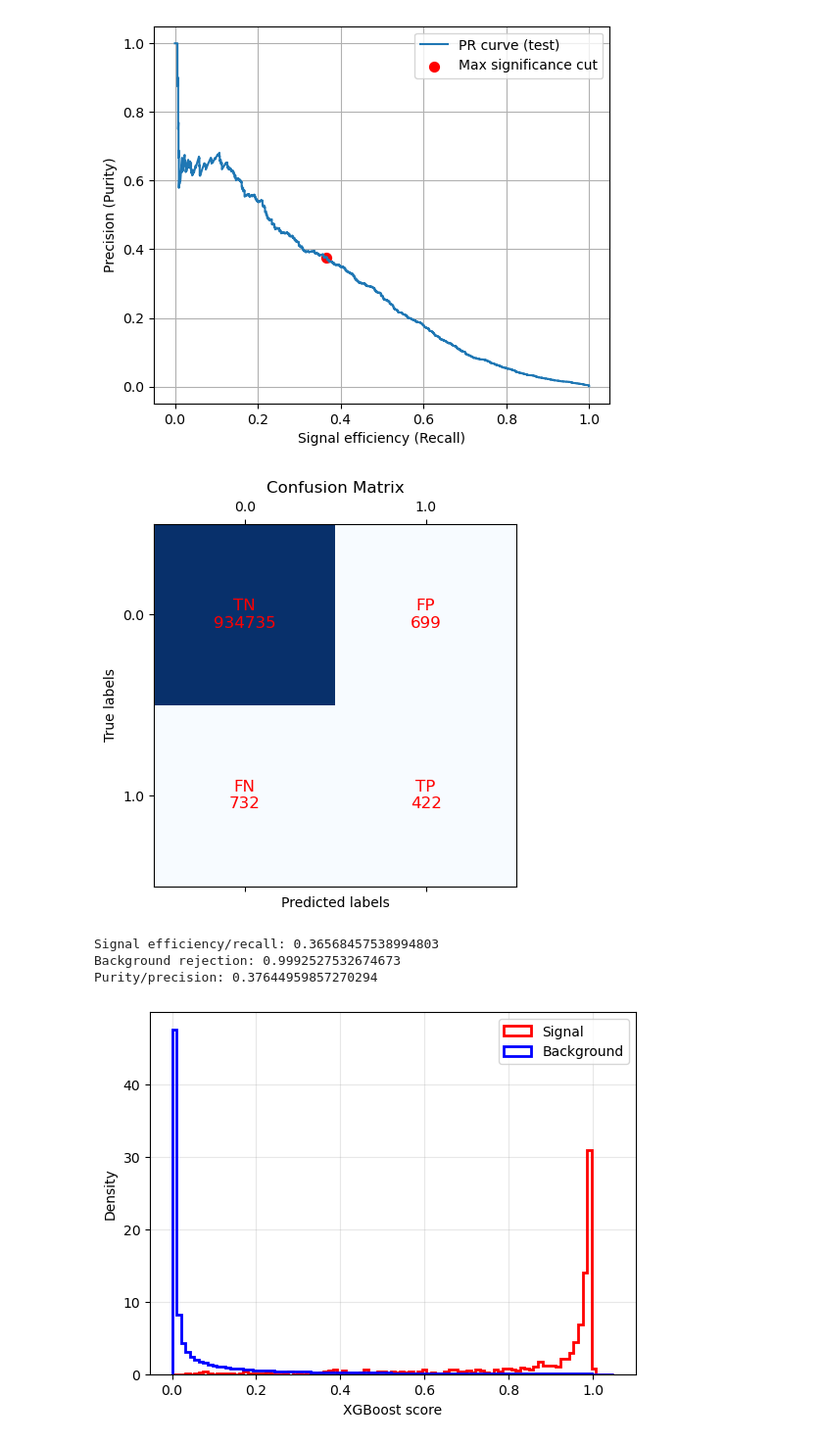
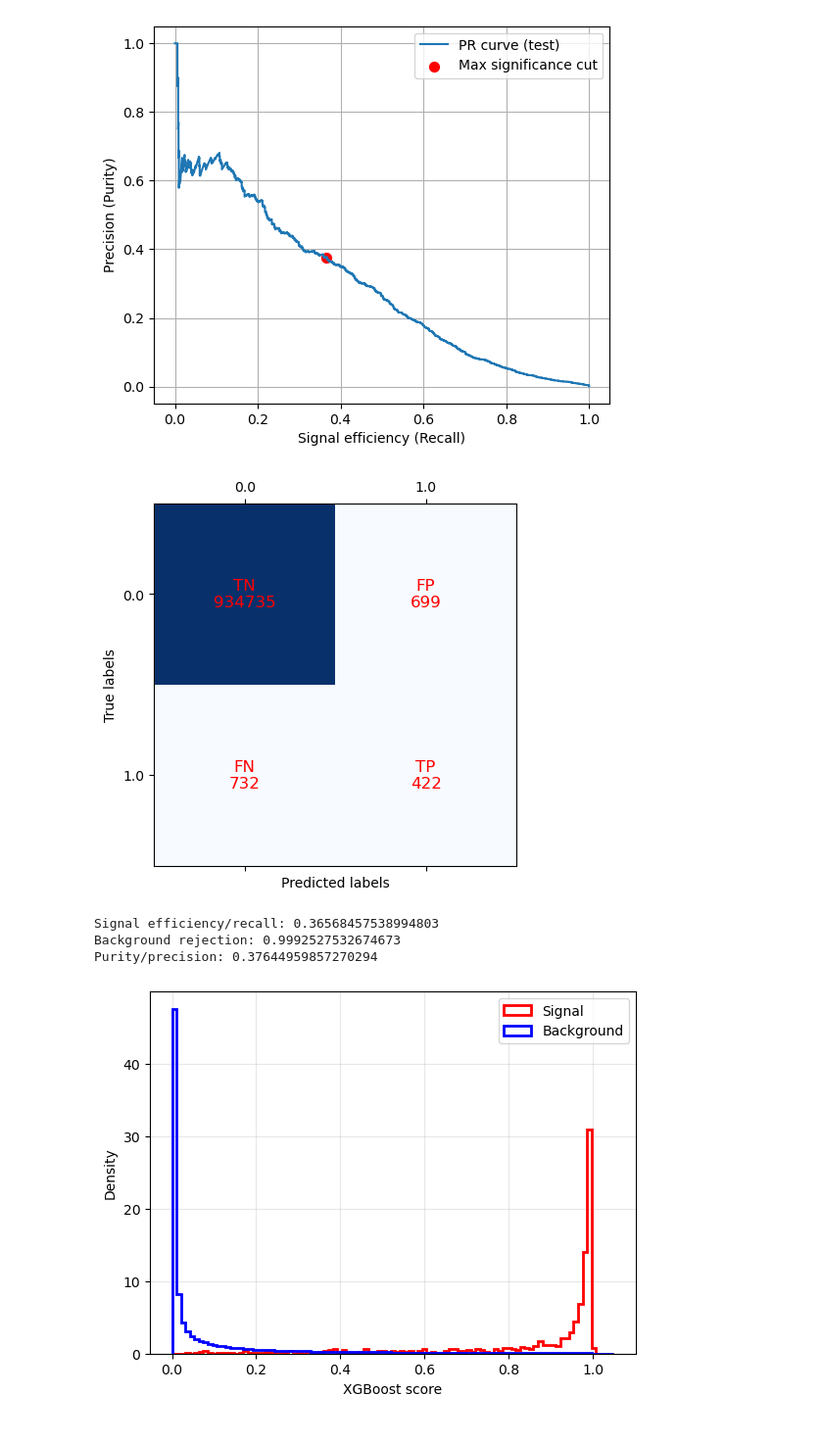
Before and after one commit to SanderGeurts/ML_2025_2026_Jesper_Anna_Sander, a Jupyter notebook: Version_final_Anna_XGB_optuna .ipynb, the cells around one changed output. Shown at 98% size. Cells and saved outputs as stored; diff of their text form; code cells hidden in the pictures.

```diff
--- a/Version_final_Anna_XGB_optuna .ipynb
+++ b/Version_final_Anna_XGB_optuna .ipynb
@@ -844,35 +883,37 @@ for i in range(cm.shape[0]):
         else:  # i==1 and j==1
             text = f"TP\n{cm[i,j]}"
         ax.text(j, i, text, ha="center", va="center", color="red", fontsize=12)
 
 ax.set_xticks(range(len(labels)))
 ax.set_yticks(range(len(labels)))
 ax.set_xticklabels(labels)
 ax.set_yticklabels(labels)
 plt.xlabel('Predicted labels')
 plt.ylabel('True labels')
-plt.title('Confusion Matrix')
+
+plt.savefig(r"C:\Users\apogo\Documents\Studie Master\Machine Learning\PLots\cm_xgb.png",dpi=300, bbox_inches="tight")
+
 plt.show()
 
 from sklearn.metrics import confusion_matrix
 
 
 
 # purity, efficiency, background rejection
 TP = cm[1,1]
 FP = cm[0,1]
 FN = cm[1,0]
 TN = cm[0,0]
 
 signal_eff = TP / (TP + FN)
 bkg_rej = TN / (TN + FP)
 purity = TP / (TP + FP)
 
 print("Signal efficiency/recall:", signal_eff)
 print("Background rejection:", bkg_rej)
 print("Purity/precision:", purity)
 # %% [output]
-[figure, old version]
+[figure, new version]
 Signal efficiency/recall: 0.36568457538994803
 Background rejection: 0.9992527532674673
 Purity/precision: 0.37644959857270294
```
Also changed, not shown: parts of 9 cells of this notebook.
